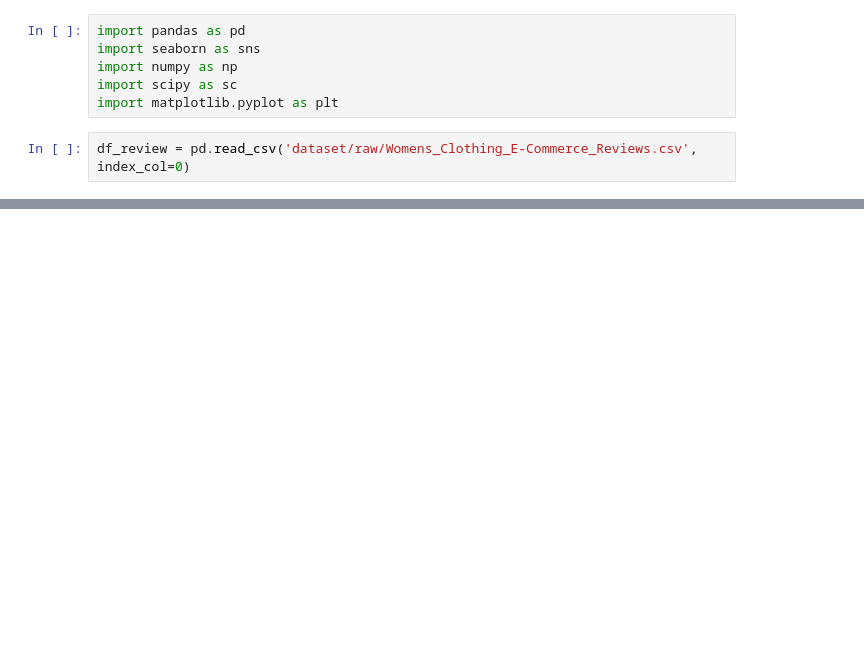
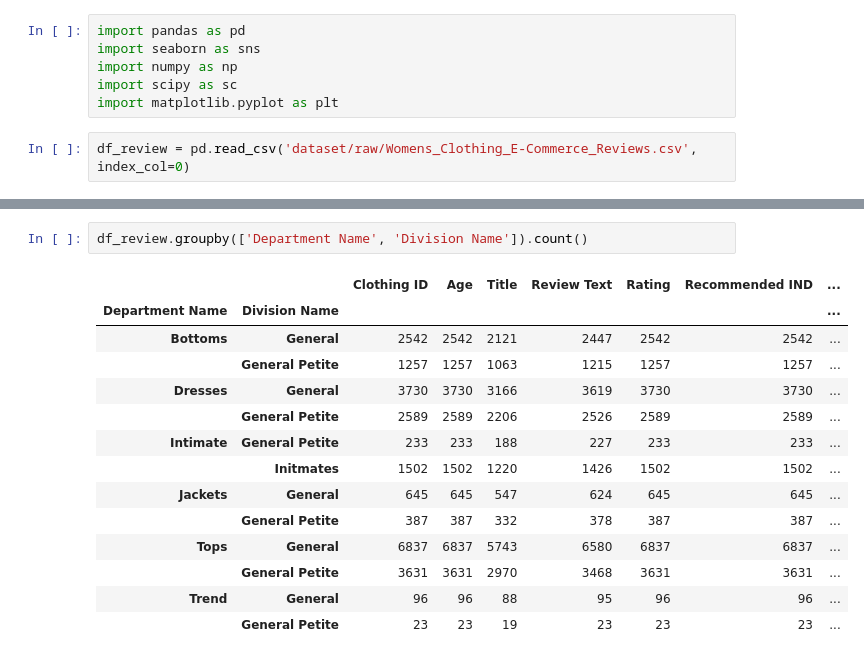
Before and after one commit to Daesparz/Conundrum_17, a Jupyter notebook: Exploratory Data Analysis user reviews.ipynb, the cells around one changed output, grey strips where cells are left out. Cells and saved outputs as stored; diff of their text form; blank space fills up the shorter version.

```diff
--- a/Exploratory Data Analysis user reviews.ipynb
+++ b/Exploratory Data Analysis user reviews.ipynb
@@ -17,0 +99,17 @@ df_review.head()
+# %%
+df_review.groupby(['Department Name', 'Division Name']).count()
+# %% [output]
+|  |  | Clothing ID | Age | Title | Review Text | Rating | Recommended IND | ... |
+| Department Name | Division Name |  |  |  |  |  |  | ... |
+| Bottoms | General | 2542 | 2542 | 2121 | 2447 | 2542 | 2542 | ... |
+|  | General Petite | 1257 | 1257 | 1063 | 1215 | 1257 | 1257 | ... |
+| Dresses | General | 3730 | 3730 | 3166 | 3619 | 3730 | 3730 | ... |
+|  | General Petite | 2589 | 2589 | 2206 | 2526 | 2589 | 2589 | ... |
+| Intimate | General Petite | 233 | 233 | 188 | 227 | 233 | 233 | ... |
+|  | Initmates | 1502 | 1502 | 1220 | 1426 | 1502 | 1502 | ... |
+| Jackets | General | 645 | 645 | 547 | 624 | 645 | 645 | ... |
+|  | General Petite | 387 | 387 | 332 | 378 | 387 | 387 | ... |
+| Tops | General | 6837 | 6837 | 5743 | 6580 | 6837 | 6837 | ... |
+|  | General Petite | 3631 | 3631 | 2970 | 3468 | 3631 | 3631 | ... |
+| Trend | General | 96 | 96 | 88 | 95 | 96 | 96 | ... |
+|  | General Petite | 23 | 23 | 19 | 23 | 23 | 23 | ... |
```
Also changed, not shown: parts of 8 cells of this notebook.
